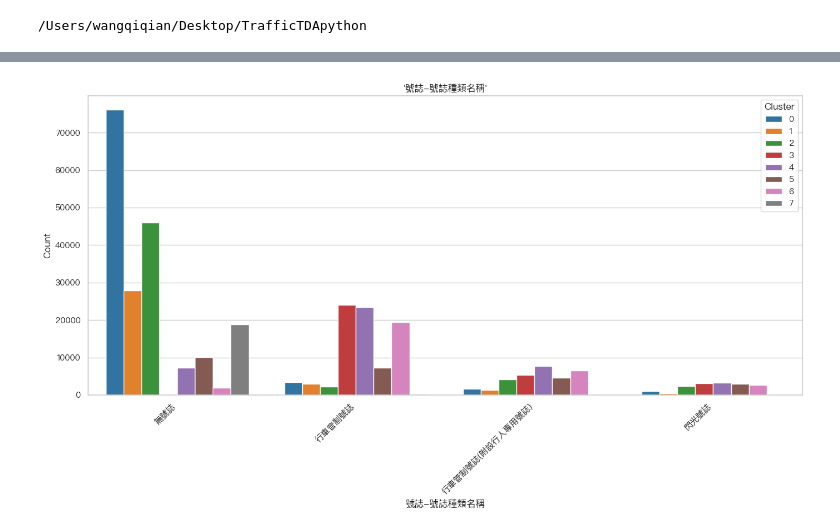
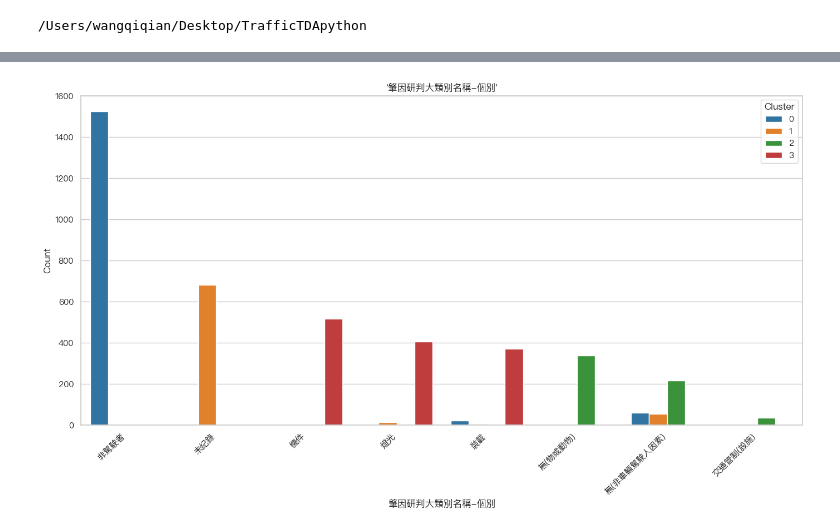
Before and after one commit to kennywang112/TrafficTDApython, a Jupyter notebook: Version3/Kmode.ipynb, the cells around one changed output, grey strips where cells are left out. Drawn from its saved outputs; the diff is of its cells as text; code cells hidden in the pictures.

```diff
--- a/Version3/Kmode.ipynb
+++ b/Version3/Kmode.ipynb
@@ -127,0 +209,7 @@ dummy_data: (318406, 176)
+# %%
+rbind_data = rbind_data[(rbind_data['肇因研判大類別名稱-個別']!='駕駛者') &
+                        (rbind_data['肇因研判大類別名稱-個別']!='其他') &
+                        (rbind_data['肇因研判大類別名稱-個別']!='無(車輛駕駛者因素)')]
+dummy_data = pd.get_dummies(rbind_data)
+
+rbind_data.shape
@@ -149,7 +229,6 @@ for k in K:
     km = KModes(
     n_clusters=k,
     init='Huang',
-    n_init=5,
     verbose=1,
     random_state=42,
     n_jobs=5
@@ -215,6 +294,6 @@ pd.Series(optimal_result['labels']).value_counts()
 Name: count, dtype: int64
 # %%
-rbind_data['Cluster'] = optimal_result['labels']
+rbind_data['Cluster'] = all_results[4]['labels']
 rbind_data.head()
 # %% [output]
 |  | 天候名稱 | 光線名稱 | 道路類別-第1當事者-名稱 | 速限-第1當事者 | 路面狀況-路面鋪裝名稱 | 路面狀況-路面狀態名稱 | 路面狀況-路面缺陷名稱 | 道路障礙-障礙物名稱 | ... |
@@ -333,26 +390,26 @@ feature_importances
 # %%
 import seaborn as sns
 from matplotlib.font_manager import FontProperties
 
-attr = '號誌-號誌種類名稱'
+attr = '肇因研判大類別名稱-個別'
 
 myfont = FontProperties(fname=r"/System/Library/Fonts/PingFang.ttc")
 sns.set(style="whitegrid", font=myfont.get_name())
 
 plt.figure(figsize=(14, 8))
 sns.countplot(
     data=rbind_data,
     x=attr,
     hue='Cluster',  # 按 Cluster 分组显示
     order=rbind_data[attr].value_counts().index,  # 按频率排序
     palette="tab10"
 )
 plt.title(f"'{attr}'")
 plt.xlabel(f"{attr}")
 plt.ylabel("Count")
 plt.xticks(rotation=45, ha='right')
 plt.legend(title="Cluster")
 plt.tight_layout()
 plt.show()
 # %% [output]
-[figure, old version]
+[figure, new version]
```
Also changed, not shown: parts of 16 cells of this notebook, 1 other file.
